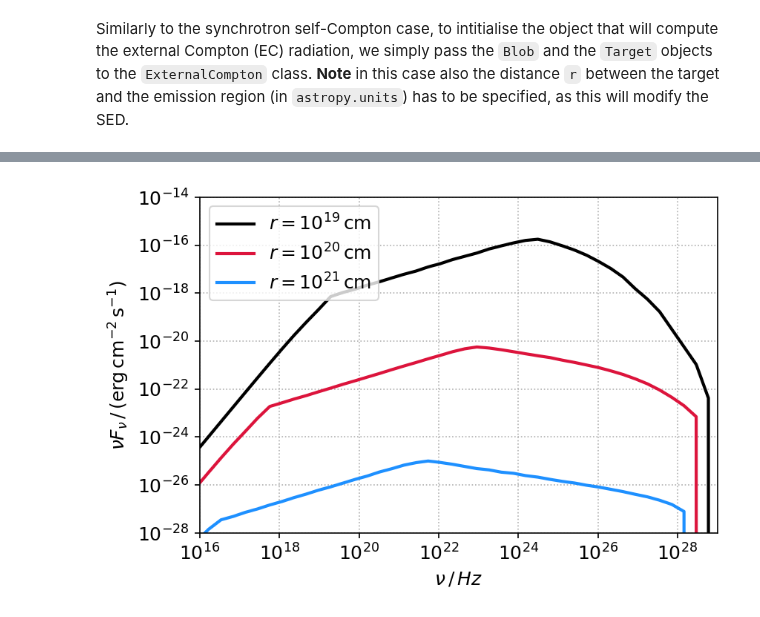
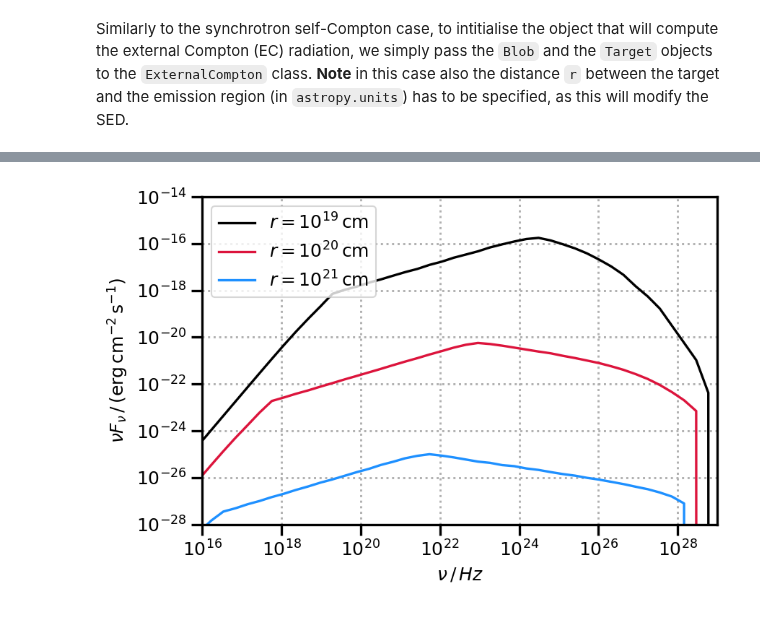
Before and after one commit to cosimoNigro/agnpy, a Jupyter notebook: docs/tutorials/external_compton.ipynb, the cells around one changed output, grey strips where cells are left out. Saved outputs shown, nothing was run; the diff lists cells and outputs as text; code cells hidden in the pictures.

```diff
--- a/docs/tutorials/external_compton.ipynb
+++ b/docs/tutorials/external_compton.ipynb
@@ -16,12 +18,3 @@ from agnpy.targets import SSDisk, SphericalShellBLR, RingDustTorus
-# %%
-# matplotlib adjustments
-plt.rc("figure", dpi=150)
-plt.rc("font", size=12)
-plt.rc("axes", grid=True)
-plt.rc("grid", ls=":")
-# axes labels
-sed_x_label = r"$\nu\,/\,Hz$"
-sed_y_label = r"$\nu F_{\nu}\,/\,(\mathrm{erg}\,\mathrm{cm}^{-2}\,\mathrm{s}^{-1})$"
 # %% [markdown]
 ### Emission Region
 In order to provide a cross-check with the literature, in this tutorial we will reproduce the results in Finke (2016) - [see bibliography in the docs](https://agnpy.readthedocs.io/en/latest/bibliography.html). Therefore we adapt an emission region with the same parameters specified in the paper. In this case we consider a broken power-law to describe the electron distribution.
@@ -178,14 +173,12 @@ ec_dt_sed_1 = ec_dt_1.sed_flux(nu)
 ec_dt_sed_2 = ec_dt_2.sed_flux(nu)
 ec_dt_sed_3 = ec_dt_3.sed_flux(nu)
 # %%
-plt.loglog(nu, ec_dt_sed_1, lw=2, color="k", label=r"$r=10^{19}\,{\rm cm}$")
-plt.loglog(nu, ec_dt_sed_2, lw=2, color="crimson", label=r"$r=10^{20}\,{\rm cm}$")
-plt.loglog(nu, ec_dt_sed_3, lw=2, color="dodgerblue", label=r"$r=10^{21}\,{\rm cm}$")
+plot_sed(nu, ec_dt_sed_1, color="k", label=r"$r=10^{19}\,{\rm cm}$")
+plot_sed(nu, ec_dt_sed_2, color="crimson", label=r"$r=10^{20}\,{\rm cm}$")
+plot_sed(nu, ec_dt_sed_3, color="dodgerblue", label=r"$r=10^{21}\,{\rm cm}$")
+# set the same axis limits as in the reference figure
 plt.ylim(1e-28, 1e-14)
 plt.xlim(1e16, 1e29)
-plt.xlabel(sed_x_label)
-plt.ylabel(sed_y_label)
-plt.legend()
 plt.show()
 # %% [output]
-[figure, old version]
+[figure, new version]
```
Also changed, not shown: parts of 13 cells of this notebook, 13 other files.
